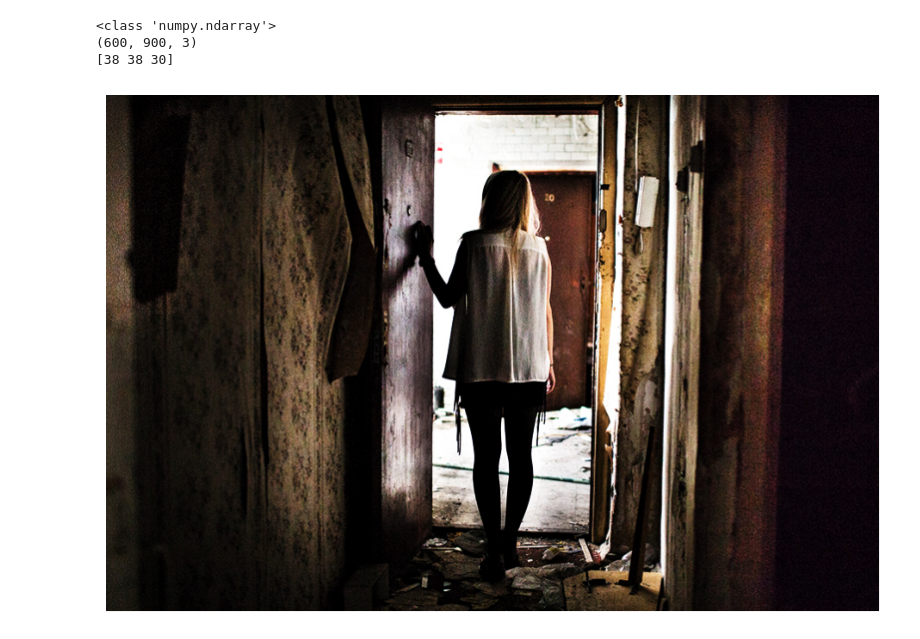
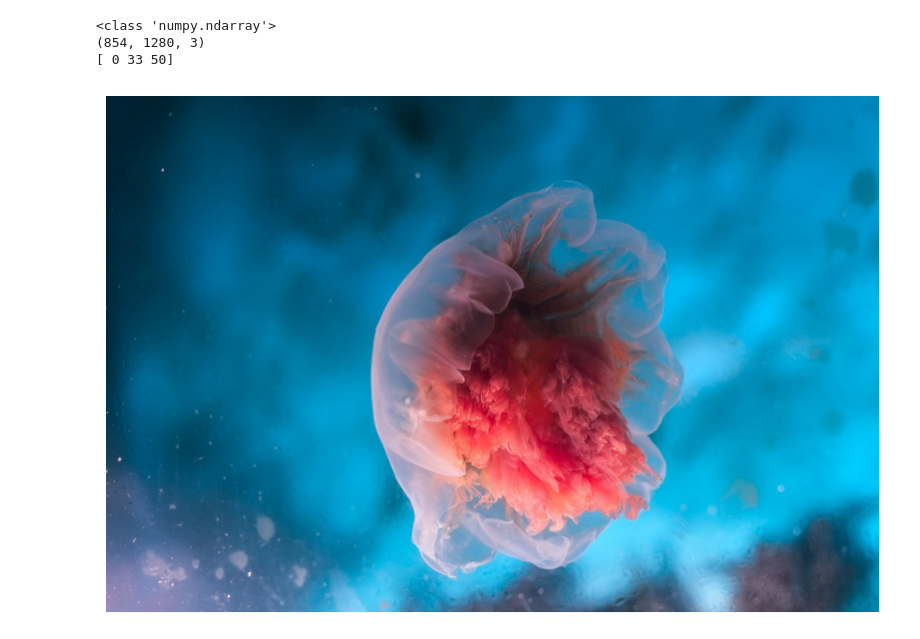
Before and after one commit to kirilenkobm/krlnk_gleitzsch_core, a Jupyter notebook: experiments.ipynb, the cells around one changed output. Drawn from its saved outputs; the diff is of its cells as text; code cells hidden in the pictures.

```diff
--- a/experiments.ipynb
+++ b/experiments.ipynb
@@ -12,37 +12,37 @@ image_fft_glitch = ctypes.CDLL(glitch_lib_path)
 image_fft_glitch.image_fft_glitch.argtypes = [
     ctypes.POINTER(ctypes.c_double),  # image
     ctypes.c_int,                     # image_arr_size
     ctypes.c_int,                     # chunk_size
     ctypes.c_int,                     # quantization_levels
     ctypes.POINTER(ctypes.c_double),  # real_hist
     ctypes.c_int,                     # real_hist_len
     ctypes.POINTER(ctypes.c_double),  # imag_hist
     ctypes.c_int                      # imag_hist_len
 ]
 
 test_data_dir = "test_data"
 test_image_files = [x for x in os.listdir(test_data_dir) if x.endswith(".jpg")]
-image_name = "test_5.jpg"
+image_name = "test_10.jpg"
 image_path = os.path.join(test_data_dir, image_name)
 image = io.imread(image_path)
 
 print(type(image))
 print(image.shape)
 print(image[0][0])
 
 def show_image(image):
     plt.figure(figsize=(10, 10))
     plt.imshow(image, cmap='gray')
     plt.axis('off')
     plt.show()
 
 show_image(image)
 chunk_size = image.shape[1]
 # %% [output]
 <class 'numpy.ndarray'>
-(600, 900, 3)
-[38 38 30]
+(854, 1280, 3)
+[ 0 33 50]
-[figure, old version]
+[figure, new version]
 # %%
 red_channel = image[:, :, 0].flatten()
 blue_channel = image[:, :, 1].flatten()
```
Also changed, not shown: parts of 5 cells of this notebook, 2 other files.
